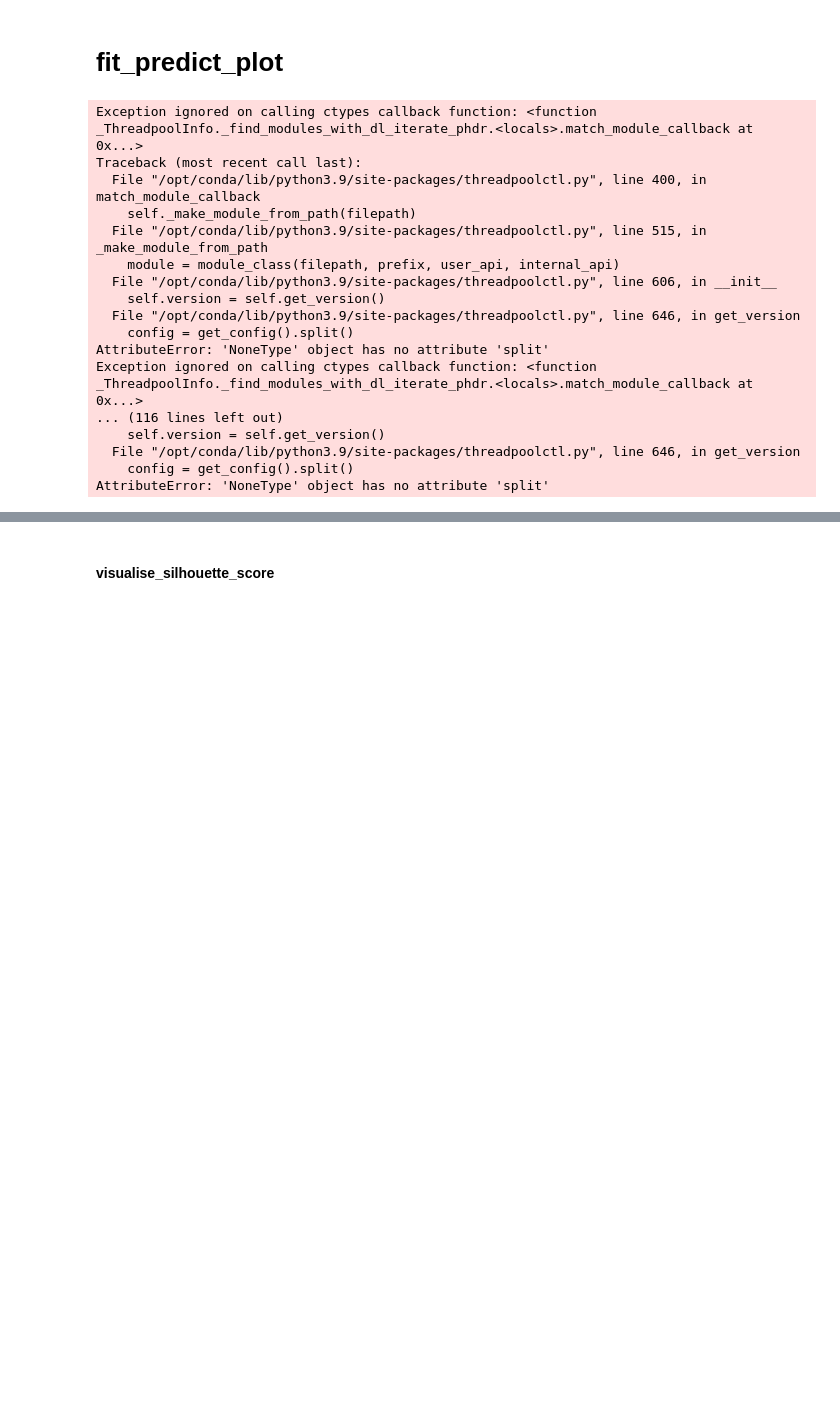
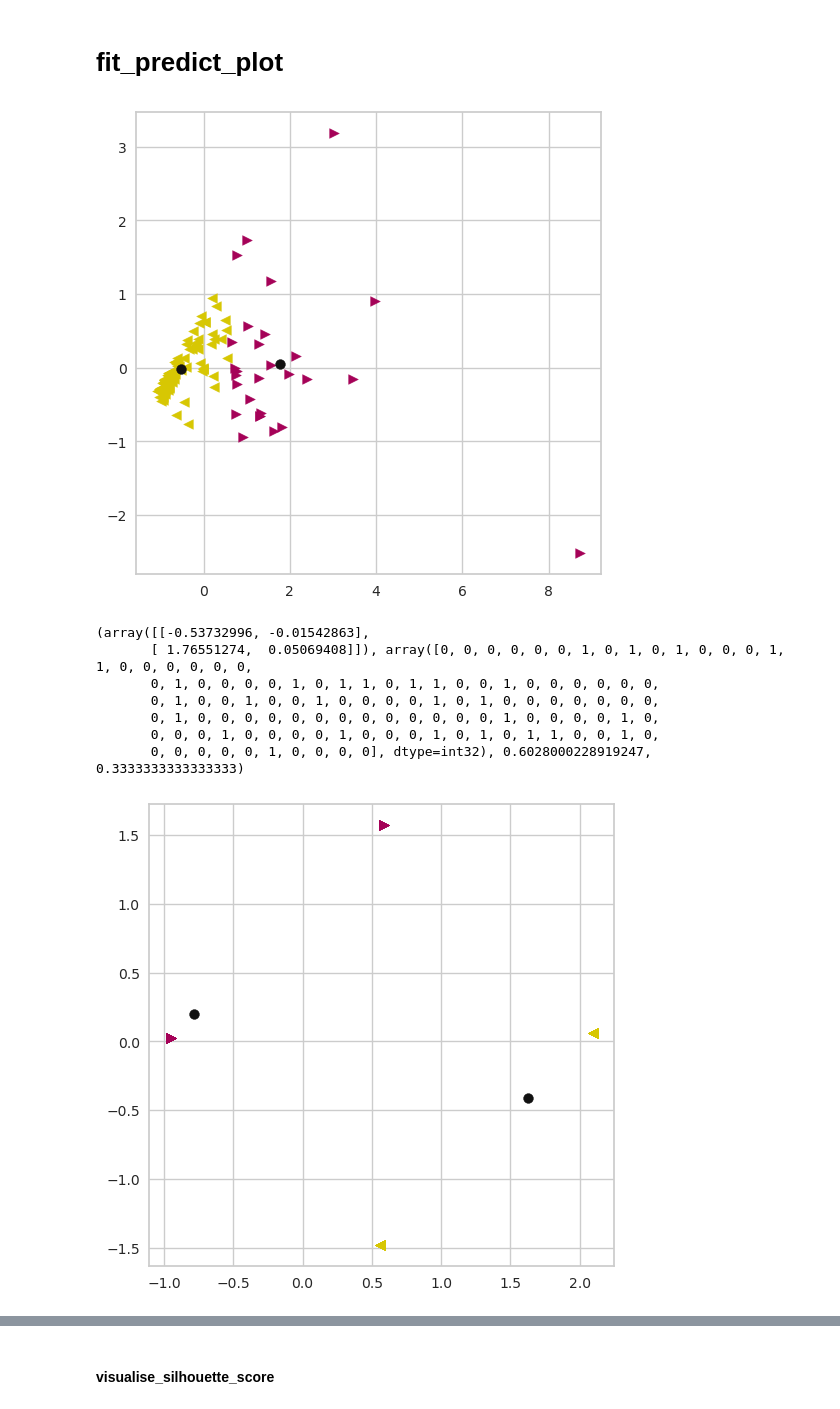
Before and after one commit to legacy-shu/Anaconda-Python-3-, a Jupyter notebook: python/assignment/machine_learning.ipynb, the cells around one changed output, grey strips where cells are left out. Cells and saved outputs as stored; diff of their text form; code cells hidden in the pictures; blank space fills up the shorter version.

```diff
--- a/python/assignment/machine_learning.ipynb
+++ b/python/assignment/machine_learning.ipynb
@@ -320,32 +316,22 @@ dtype: float64
 # fit_predict_plot
 # %%
 # Create KMeans model
-kmeans = KMeans(n_clusters=2)
-kmeans_plus = KMeans(n_clusters=2,init='k-means++',max_iter=1000)
+kmeans_plus = KMeans(n_clusters=2, init='k-means++',algorithm='elkan',max_iter=1000)
 
-fit_predict_plot(X_income_balance, kmeans)
-fit_predict_plot(X_income_balance, kmeans_plus)
+print(fit_predict_plot(X_income_balance, kmeans_plus))
 
-fit_predict_plot(X_employed_home_owner, kmeans)
-fit_predict_plot(X_employed_home_owner, kmeans_plus)
+print(fit_predict_plot(X_employed_home_owner, kmeans_plus))
 
-fit_predict_plot(X_features_All, kmeans)
-fit_predict_plot(X_features_All, kmeans_plus)
+print(fit_predict_plot(X_features_All, kmeans_plus))
+
+print(fit_predict_plot(X_mix, kmeans_plus))
 # %% [output]
+[figure, new version]
-Exception ignored on calling ctypes callback function: <function _ThreadpoolInfo._find_modules_with_dl_iterate_phdr.<locals>.match_module_callback at 0x...>
-Traceback (most recent call last):
-  File "/opt/conda/lib/python3.9/site-packages/threadpoolctl.py", line 400, in match_module_callback
-    self._make_module_from_path(filepath)
-  File "/opt/conda/lib/python3.9/site-packages/threadpoolctl.py", line 515, in _make_module_from_path
-    module = module_class(filepath, prefix, user_api, internal_api)
-  File "/opt/conda/lib/python3.9/site-packages/threadpoolctl.py", line 606, in __init__
-    self.version = self.get_version()
-  File "/opt/conda/lib/python3.9/site-packages/threadpoolctl.py", line 646, in get_version
-    config = get_config().split()
-AttributeError: 'NoneType' object has no attribute 'split'
-Exception ignored on calling ctypes callback function: <function _ThreadpoolInfo._find_modules_with_dl_iterate_phdr.<locals>.match_module_callback at 0x...>
-... (116 lines left out)
-    self.version = self.get_version()
-  File "/opt/conda/lib/python3.9/site-packages/threadpoolctl.py", line 646, in get_version
-    config = get_config().split()
-AttributeError: 'NoneType' object has no attribute 'split'
+(array([[-0.53732996, -0.01542863],
+       [ 1.76551274,  0.05069408]]), array([0, 0, 0, 0, 0, 0, 1, 0, 1, 0, 1, 0, 0, 0, 1, 1, 0, 0, 0, 0, 0, 0,
+       0, 1, 0, 0, 0, 0, 1, 0, 1, 1, 0, 1, 1, 0, 0, 1, 0, 0, 0, 0, 0, 0,
+       0, 1, 0, 0, 1, 0, 0, 1, 0, 0, 0, 0, 1, 0, 1, 0, 0, 0, 0, 0, 0, 0,
+       0, 1, 0, 0, 0, 0, 0, 0, 0, 0, 0, 0, 0, 0, 0, 1, 0, 0, 0, 0, 1, 0,
+       0, 0, 0, 1, 0, 0, 0, 0, 1, 0, 0, 0, 1, 0, 1, 0, 1, 1, 0, 0, 1, 0,
+       0, 0, 0, 0, 0, 1, 0, 0, 0, 0], dtype=int32), 0.6028000228919247, 0.3333333333333333)
+[figure, new version]
```
Also changed, not shown: parts of 12 cells of this notebook.
